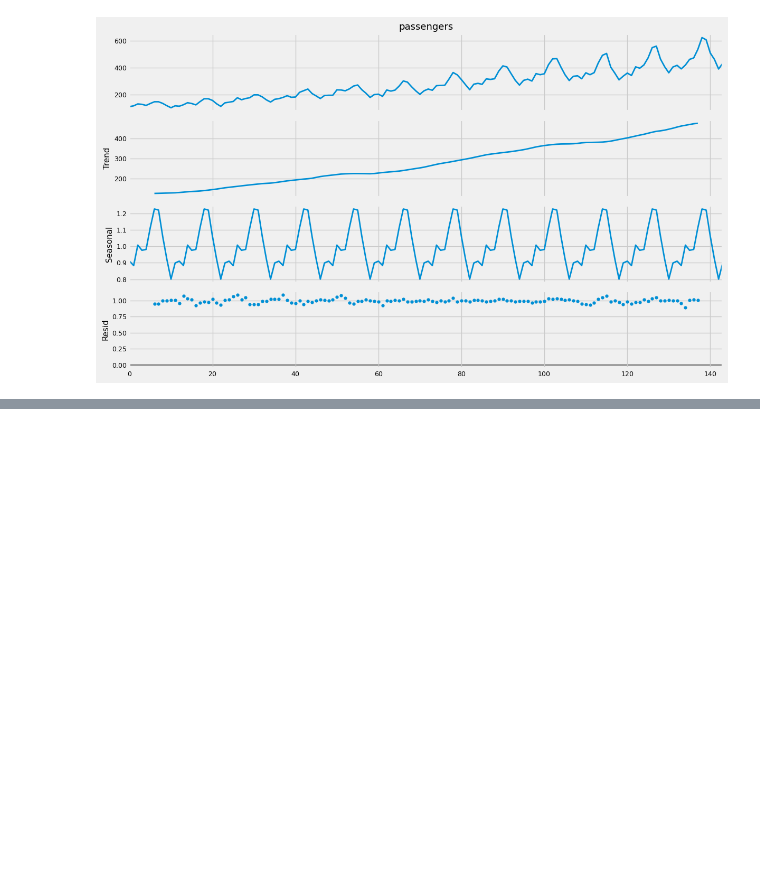
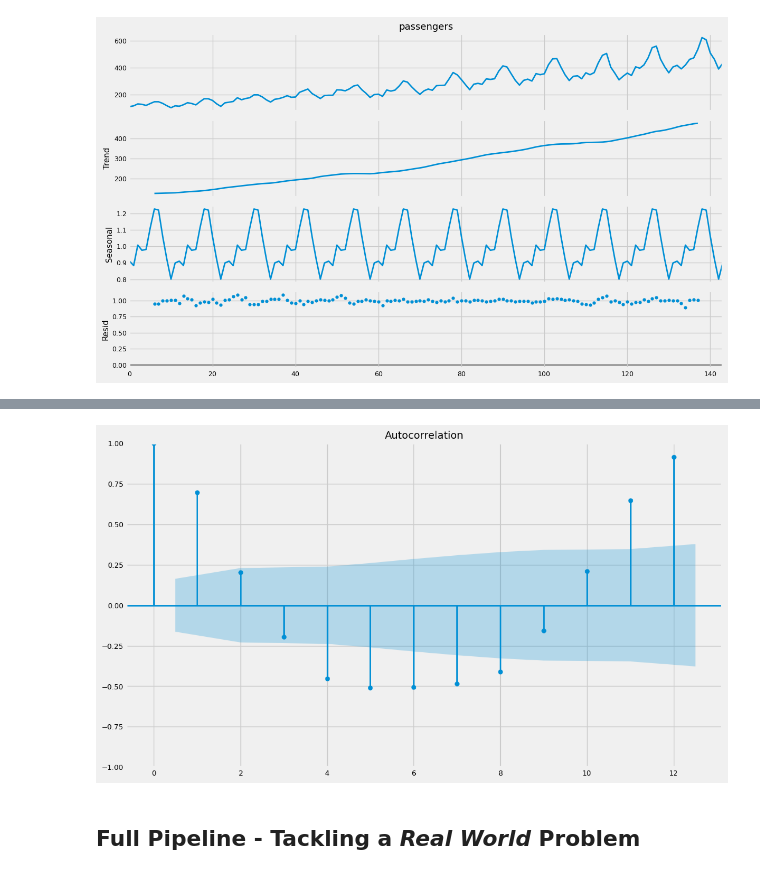
Before and after one commit to bachaudhry/time_series, a Jupyter notebook: ts_with_k/04_ARMA.ipynb, the cells around one changed output, grey strips where cells are left out. Cells and saved outputs as stored; diff of their text form; code cells hidden in the pictures; blank space fills up the shorter version.

```diff
--- a/ts_with_k/04_ARMA.ipynb
+++ b/ts_with_k/04_ARMA.ipynb
@@ -334,0 +356,7 @@ plt.show();
+# %%
+# Plot ACF
+plot_acf(decomp.seasonal, lags=12); print()
+# %% [output]
+[figure, added]
+# %% [markdown]
+## **Full Pipeline -  Tackling a _Real World_ Problem**
```
Also changed, not shown: parts of 2 cells of this notebook.
